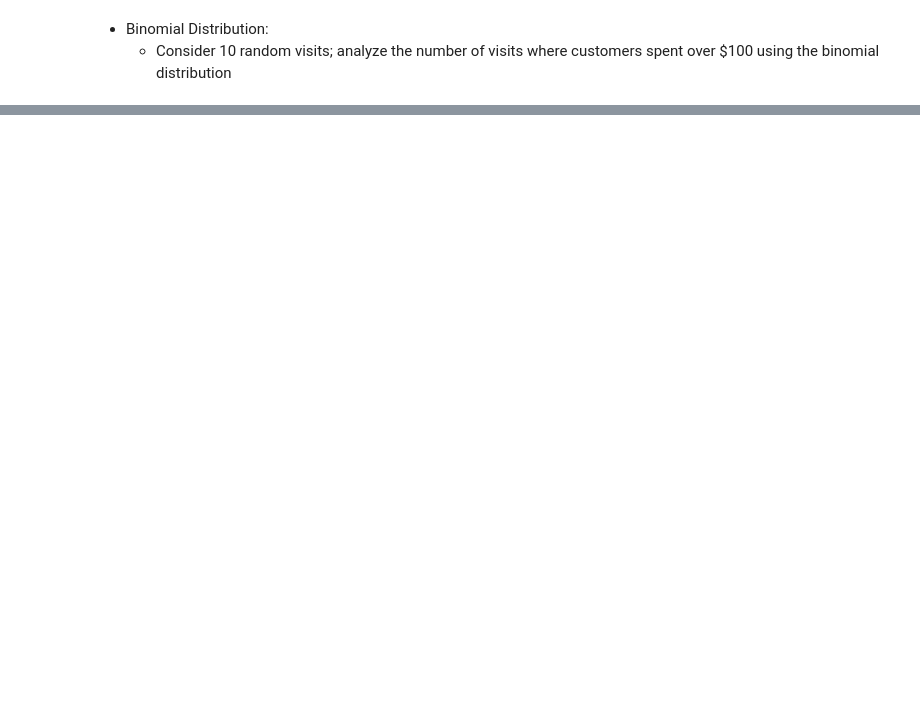
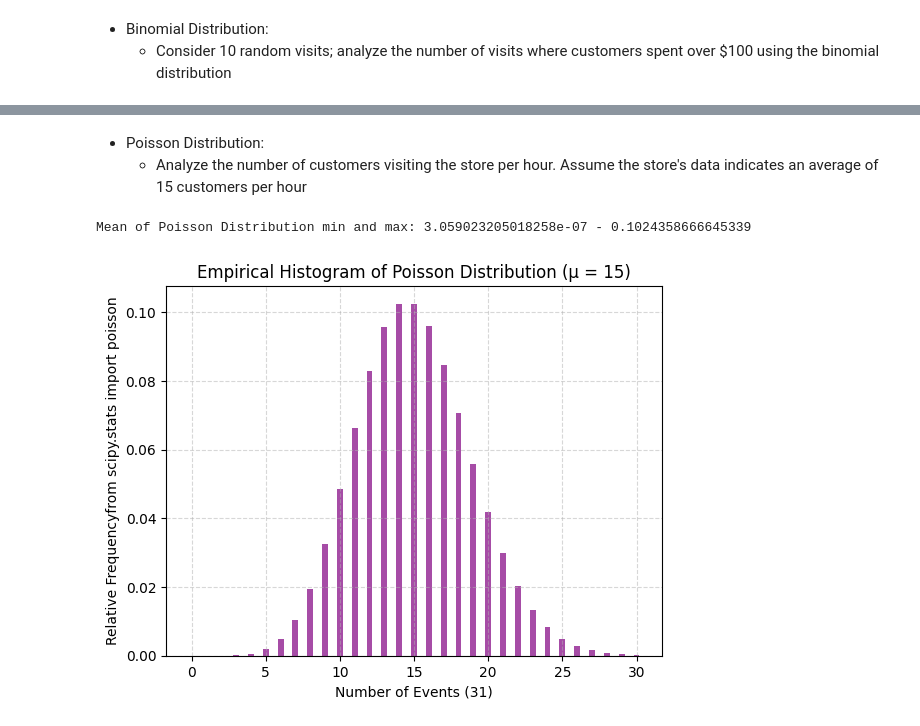
Before and after one commit to pkapoor2/PC-AIML, a Jupyter notebook: Applied Data Science with Python/class7/src/assistedPractice.ipynb, the cells around one changed output, grey strips where cells are left out. Drawn from its saved outputs; the diff is of its cells as text; code cells hidden in the pictures; blank space fills up the shorter version.

```diff
--- a/Applied Data Science with Python/class7/src/assistedPractice.ipynb
+++ b/Applied Data Science with Python/class7/src/assistedPractice.ipynb
@@ -93,0 +125,22 @@ Standard Deviation of Visit Duration: 31.72 minutes
+# %% [markdown]
+- Poisson Distribution:
+  * Analyze the number of customers visiting the store per hour. Assume the store's data indicates an average of 15 customers per hour
+# %%
+from scipy.stats import poisson
+mu = 15
+k = 31
+x = np.arange(0, k)  # Range of k values for Poisson distribution
+data_poisson = poisson.pmf(x, mu)
+print(f"Mean of Poisson Distribution min and max: {data_poisson.min()} - {data_poisson.max()}")
+# plotting bar chart for Poisson distribution
+plt.bar(x, data_poisson, width=0.4, alpha=0.7, color='purple')
+# Labels
+plt.xlabel(f'Number of Events ({k})')
+plt.ylabel('Relative Frequencyfrom scipy.stats import poisson')
+plt.title(f'Empirical Histogram of Poisson Distribution (μ = {mu})')
+
+plt.grid(True, linestyle='--', alpha=0.5)
+plt.show()
+# %% [output]
+Mean of Poisson Distribution min and max: 3.059023205018258e-07 - 0.1024358666645339
+[figure, added]
```
Also changed, not shown: parts of 6 cells of this notebook, 14 other files.
